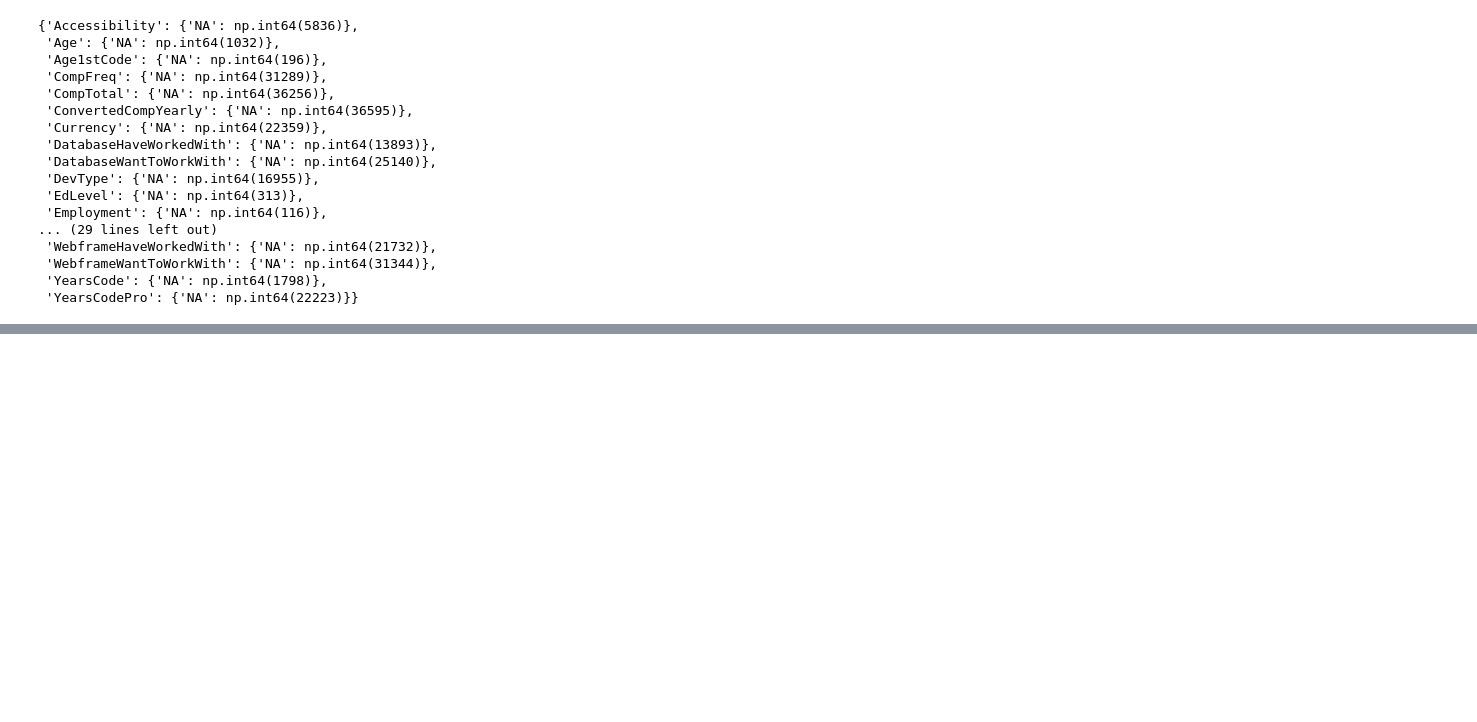
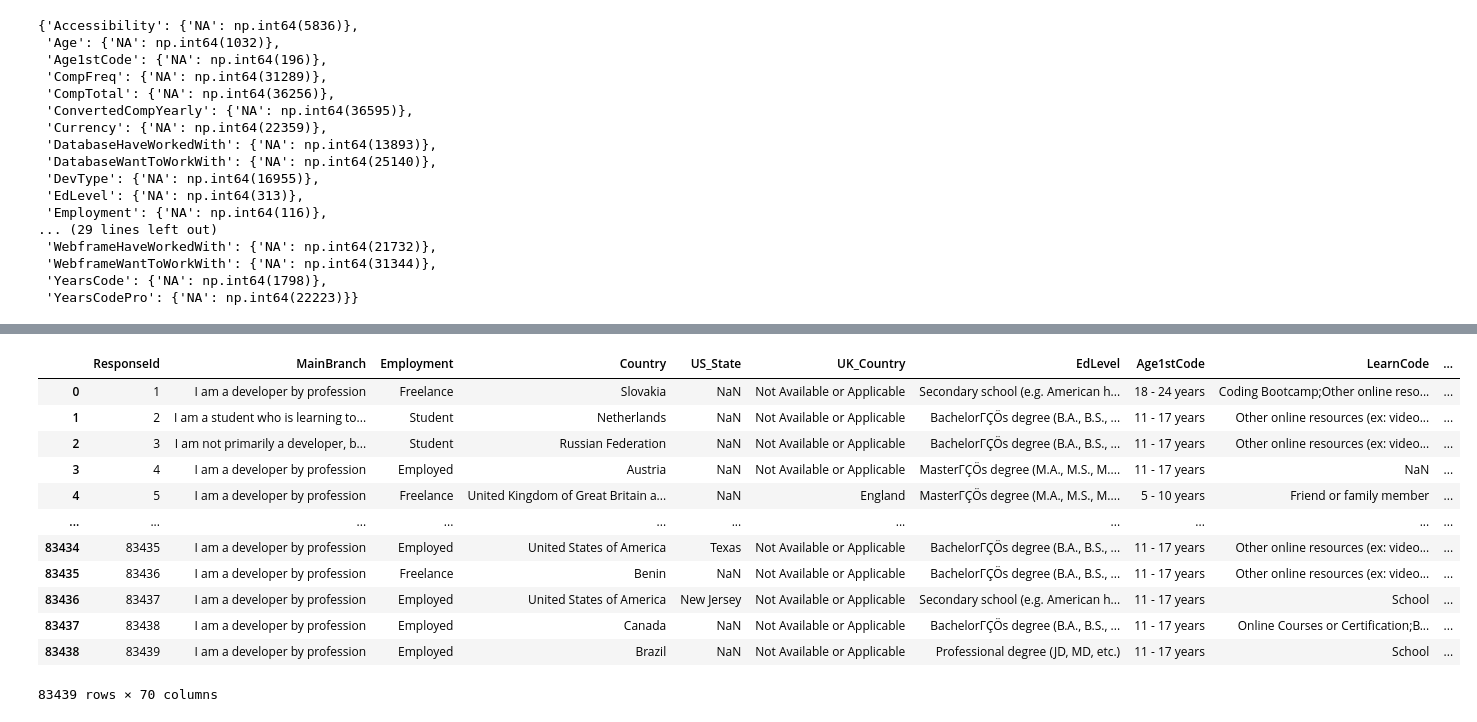
Before and after one commit to AyushRawat-ghost/Stack-Over-Flow-Survey-Data-Engineering-Project, a Jupyter notebook: Data Warehouse/Silver Layer/05_cleaning_2021.ipynb, the cells around one changed output, grey strips where cells are left out. Drawn from its saved outputs; the diff is of its cells as text; code cells hidden in the pictures; blank space fills up the shorter version.

Commit message:
Survey 2021 cleaned

```diff
--- a/Data Warehouse/Silver Layer/05_cleaning_2021.ipynb
+++ b/Data Warehouse/Silver Layer/05_cleaning_2021.ipynb
@@ -17,6 +19,7 @@ Succesfully Connected
 # %%
-detect_fake_nulls(Survey_2021_df)
-replace_fake_nulls(Survey_2021_df)
+Survey_2021_df_cleaned=Survey_2021_df.copy()
+detect_fake_nulls(Survey_2021_df_cleaned)
+replace_fake_nulls(Survey_2021_df_cleaned)
 
 categorical_cols = [
     "MainBranch", "Employment", "EdLevel", "Age", "Age1stCode",
@@ -26,8 +29,6 @@ categorical_cols = [
     "NEWSOSites", "NEWOtherComms", "NEWStuck", "CompFreq",
     "SurveyLength", "SurveyEase", "DevType"
 ]
-# for col in categorical_cols:
-#     Survey_2021_df[col]=Survey_2021_df[col].astype("category")
 # %% [output]
 {'Accessibility': {'NA': np.int64(5836)},
  'Age': {'NA': np.int64(1032)},
@@ -115 +200,11 @@ for un_normalized_col,normalized_col, col_map in zip(
+# %%
+# Mormalization of categorical columns : changing NA to more meaningful values and make it more consistent for analysis and visualization.
+
+nan_replacer_columns=[
+    'US_State', 'UK_Country', 'NEWOtherComms','CompFreq'
+    ]
+cleaned_nan_replacer_columns=[
+    'USA_State', 'UK_Country', 'Know_Other_Community','Compensation_Frequency'
+]
+Survey_2021_df_cleaned=normalize_na_replacer_columns(Survey_2021_df_cleaned,nan_replacer_columns, cleaned_nan_replacer_columns)
 # %%
@@ -136,0 +410,39 @@ Name: count, dtype: int64
+# %%
+# Cleaning the year Columns
+experience_cols = ['YearsCode', 'YearsCodePro']
+Survey_2021_df_cleaned = clean_years_columns(Survey_2021_df_cleaned, experience_cols)
+# %%
+# Cleaning the Currency column and Salary Columns :  we will extract the currency code from the 'Currency' column, which may contain additional information such as the currency name or symbol. We will then convert the salary columns to numeric values, handling any non-numeric entries appropriately. Finally, we will fill missing values and remove outliers from the salary columns to ensure a more accurate analysis of compensation data.
+col = 'Currency'
+
+Survey_2021_df_cleaned[col] = Survey_2021_df_cleaned[col].str.split().str[0]
+
+nan_replacer_cols = ['Currency']
+cleaned_nan_cols = ['Currency_Code']
+
+Survey_2021_df_cleaned = normalize_na_replacer_columns(
+    Survey_2021_df_cleaned,
+    nan_replacer_cols,
+    cleaned_nan_cols,
+    replacer_value="Not Available"
+)
+
+numeric_target_cols = ['CompTotal', 'ConvertedCompYearly']
+Survey_2021_df_cleaned = string_to_numeric(Survey_2021_df_cleaned, numeric_target_cols)
+
+fill_na_and_remove_outlier_percentaile_method(Survey_2021_df_cleaned, 'ConvertedCompYearly', 0.01, 0.95)
+fill_na_and_remove_outlier_percentaile_method(Survey_2021_df_cleaned, 'CompTotal', 0.01, 0.95)
+# %% [output]
+|  | ResponseId | MainBranch | Employment | Country | US_State | UK_Country | EdLevel | Age1stCode | LearnCode | ... |
+| 0 | 1 | I am a developer by profession | Freelance | Slovakia | NaN | Not Available or Applicable | Secondary school (e.g. American h... | 18 - 24 years | Coding Bootcamp;Other online reso... | ... |
+| 1 | 2 | I am a student who is learning to... | Student | Netherlands | NaN | Not Available or Applicable | BachelorΓÇÖs degree (B.A., B.S., ... | 11 - 17 years | Other online resources (ex: video... | ... |
+| 2 | 3 | I am not primarily a developer, b... | Student | Russian Federation | NaN | Not Available or Applicable | BachelorΓÇÖs degree (B.A., B.S., ... | 11 - 17 years | Other online resources (ex: video... | ... |
+| 3 | 4 | I am a developer by profession | Employed | Austria | NaN | Not Available or Applicable | MasterΓÇÖs degree (M.A., M.S., M.... | 11 - 17 years | NaN | ... |
+| 4 | 5 | I am a developer by profession | Freelance | United Kingdom of Great Britain a... | NaN | England | MasterΓÇÖs degree (M.A., M.S., M.... | 5 - 10 years | Friend or family member | ... |
+| ... | ... | ... | ... | ... | ... | ... | ... | ... | ... | ... |
+| 83434 | 83435 | I am a developer by profession | Employed | United States of America | Texas | Not Available or Applicable | BachelorΓÇÖs degree (B.A., B.S., ... | 11 - 17 years | Other online resources (ex: video... | ... |
+| 83435 | 83436 | I am a developer by profession | Freelance | Benin | NaN | Not Available or Applicable | BachelorΓÇÖs degree (B.A., B.S., ... | 11 - 17 years | Other online resources (ex: video... | ... |
+| 83436 | 83437 | I am a developer by profession | Employed | United States of America | New Jersey | Not Available or Applicable | Secondary school (e.g. American h... | 11 - 17 years | School | ... |
+| 83437 | 83438 | I am a developer by profession | Employed | Canada | NaN | Not Available or Applicable | BachelorΓÇÖs degree (B.A., B.S., ... | 11 - 17 years | Online Courses or Certification;B... | ... |
+| 83438 | 83439 | I am a developer by profession | Employed | Brazil | NaN | Not Available or Applicable | Professional degree (JD, MD, etc.) | 11 - 17 years | School | ... |
+83439 rows × 70 columns
```
Also changed, not shown: parts of 7 cells of this notebook, 6 other files.
